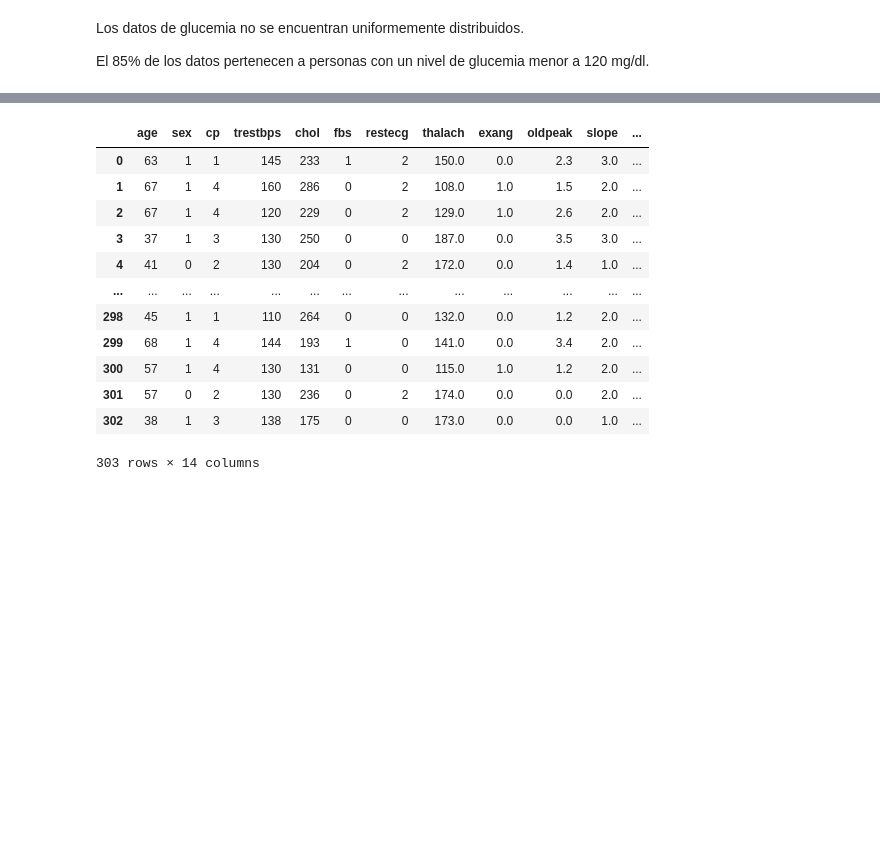
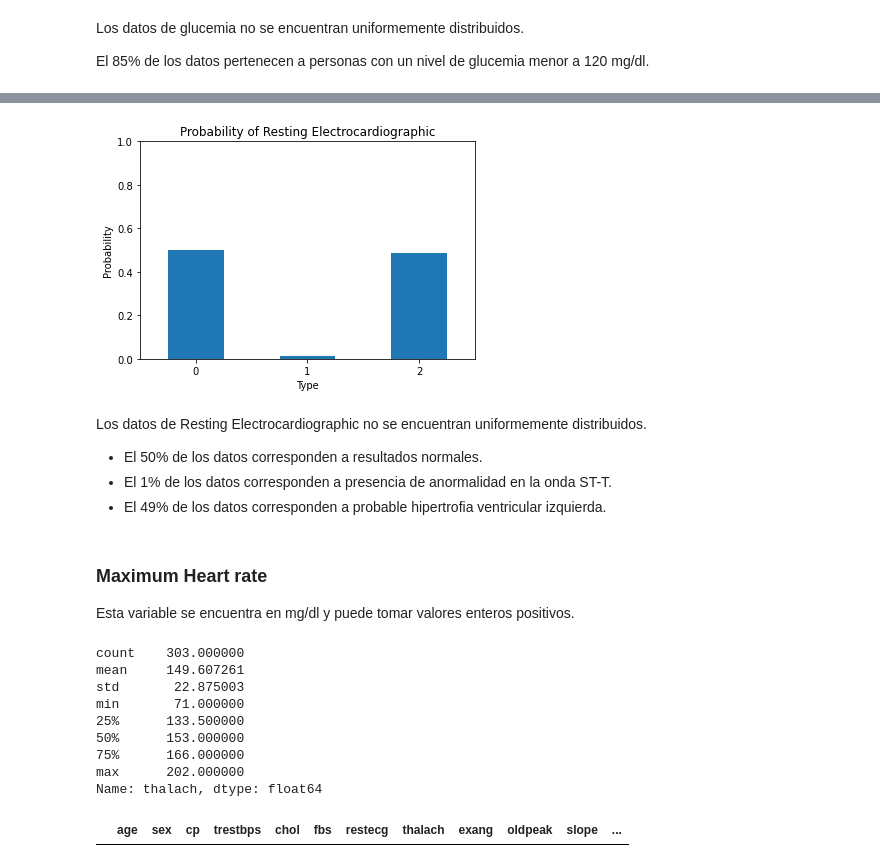
Before and after one commit to AnaliticaComputacional-2023-10/Proyecto1, a Jupyter notebook: Proyecto1.ipynb, the cells around one changed output, grey strips where cells are left out. Drawn from its saved outputs; the diff is of its cells as text; code cells hidden in the pictures; blank space fills up the shorter version.

Commit message:
EDA until ca variable

```diff
--- a/Proyecto1.ipynb
+++ b/Proyecto1.ipynb
@@ -493,16 +512,36 @@ El 85% de los datos pertenecen a personas con un nivel de glucemia menor a 120 m
+# %%
+ax = bar.prob.plot.bar(legend=False, ylim=[0,1])
+ax.set_title('Probability of Resting Electrocardiographic')
+ax.set_xlabel('Type')
+ax.set_ylabel('Probability')
+plt.xticks(rotation=0)
+plt.show()
+# %% [output]
+[figure, added]
+# %% [markdown]
+Los datos de Resting Electrocardiographic no se encuentran uniformemente distribuidos.
+
+- El 50% de los datos corresponden a resultados normales.
+- El 1% de los datos corresponden a presencia de anormalidad en la onda ST-T.
+- El 49% de los datos corresponden a probable hipertrofia ventricular izquierda.
+# %% [markdown]
+### Maximum Heart rate
+
+Esta variable se encuentra en mg/dl y puede tomar valores enteros positivos.
 # %%
-df
+df.thalach.describe()
 # %% [output]
-|  | age | sex | cp | trestbps | chol | fbs | restecg | thalach | exang | oldpeak | slope | ... |
-| 0 | 63 | 1 | 1 | 145 | 233 | 1 | 2 | 150.0 | 0.0 | 2.3 | 3.0 | ... |
-| 1 | 67 | 1 | 4 | 160 | 286 | 0 | 2 | 108.0 | 1.0 | 1.5 | 2.0 | ... |
-| 2 | 67 | 1 | 4 | 120 | 229 | 0 | 2 | 129.0 | 1.0 | 2.6 | 2.0 | ... |
-| 3 | 37 | 1 | 3 | 130 | 250 | 0 | 0 | 187.0 | 0.0 | 3.5 | 3.0 | ... |
-| 4 | 41 | 0 | 2 | 130 | 204 | 0 | 2 | 172.0 | 0.0 | 1.4 | 1.0 | ... |
-| ... | ... | ... | ... | ... | ... | ... | ... | ... | ... | ... | ... | ... |
-| 298 | 45 | 1 | 1 | 110 | 264 | 0 | 0 | 132.0 | 0.0 | 1.2 | 2.0 | ... |
-| 299 | 68 | 1 | 4 | 144 | 193 | 1 | 0 | 141.0 | 0.0 | 3.4 | 2.0 | ... |
-| 300 | 57 | 1 | 4 | 130 | 131 | 0 | 0 | 115.0 | 1.0 | 1.2 | 2.0 | ... |
-| 301 | 57 | 0 | 2 | 130 | 236 | 0 | 2 | 174.0 | 0.0 | 0.0 | 2.0 | ... |
-| 302 | 38 | 1 | 3 | 138 | 175 | 0 | 0 | 173.0 | 0.0 | 0.0 | 1.0 | ... |
-303 rows × 14 columns
+count    303.000000
+mean     149.607261
+std       22.875003
+min       71.000000
+25%      133.500000
+50%      153.000000
+75%      166.000000
+max      202.000000
+Name: thalach, dtype: float64
+# %%
+rango = tuple(i for i in range(int(df.thalach.min()), int(df.thalach.max())+1))
+df.query(f'thalach not in {rango}')
+# %% [output]
+|  | age | sex | cp | trestbps | chol | fbs | restecg | thalach | exang | oldpeak | slope | ... |
```
Also changed, not shown: parts of 95 cells of this notebook.
